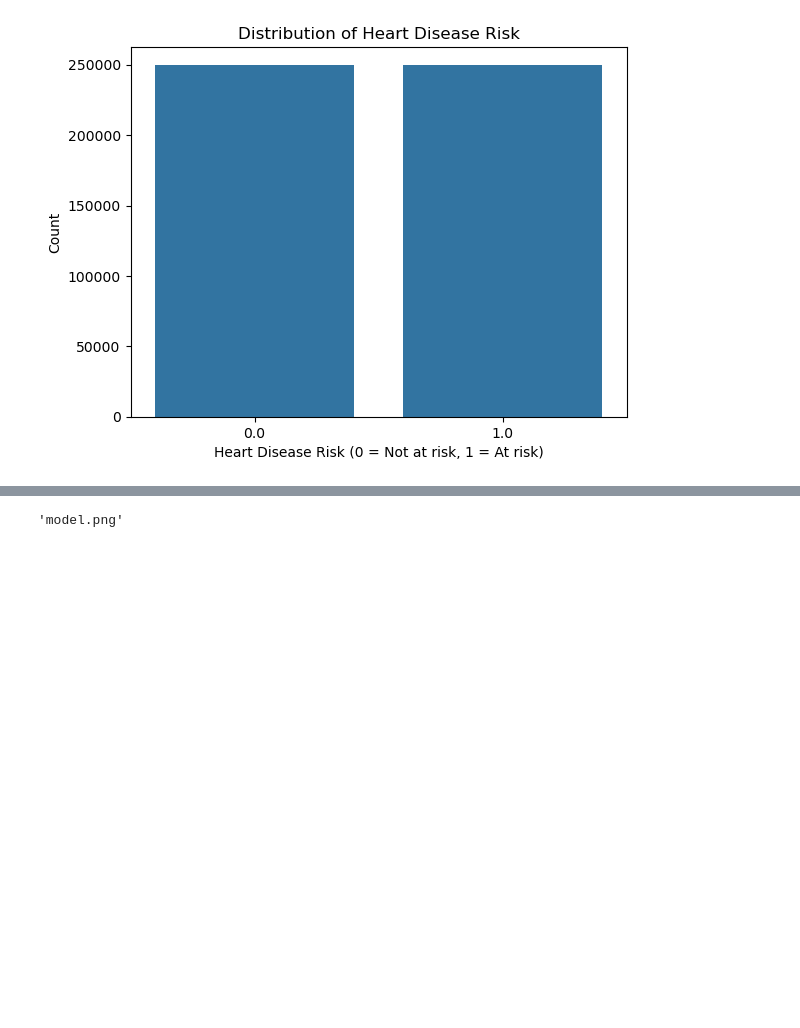
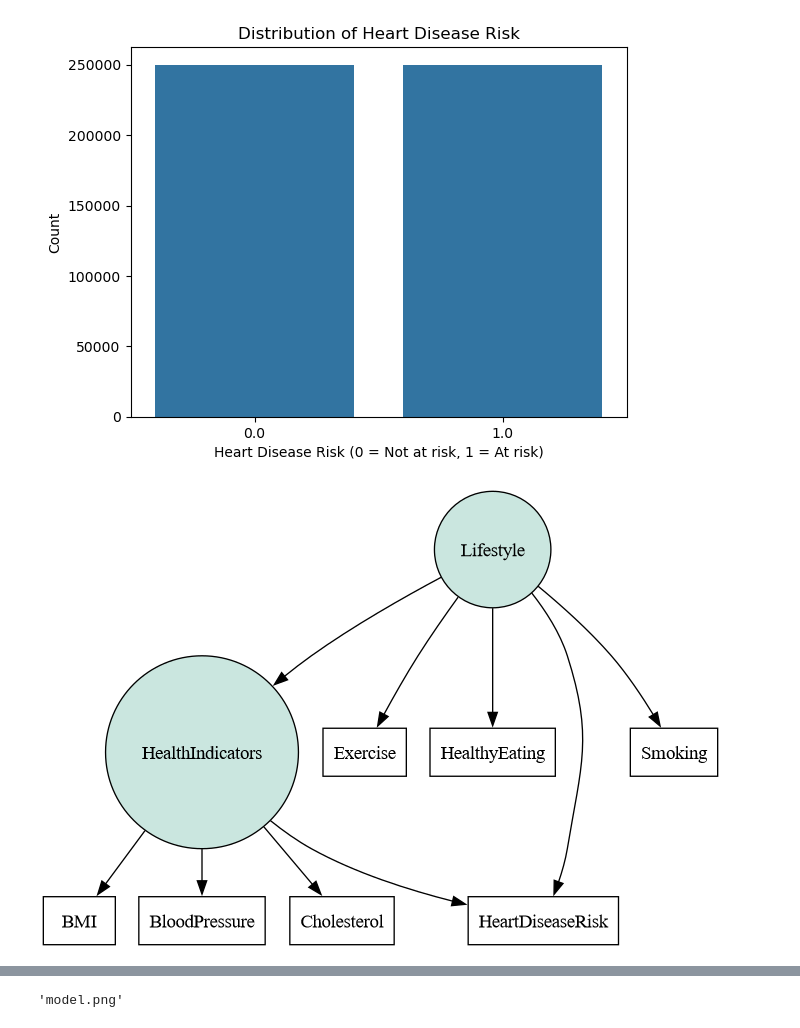
Before and after one commit to jwalluww/Portfolio_Projects, a Jupyter notebook: Quick_Hits/11_Lifestyle_Health_SEM.ipynb, the cells around one changed output, grey strips where cells are left out. Cells and saved outputs as stored; diff of their text form; code cells hidden in the pictures; blank space fills up the shorter version.

```diff
--- a/Quick_Hits/11_Lifestyle_Health_SEM.ipynb
+++ b/Quick_Hits/11_Lifestyle_Health_SEM.ipynb
@@ -177,35 +180,50 @@ plt.show()
 # ==========================
 # Define SEM Model
 # ==========================
-#%%
 scaler = StandardScaler()
 df_scaled = df.copy()
 df_scaled[["Exercise", "HealthyEating", "Smoking", "BMI", "BloodPressure", "Cholesterol"]] = scaler.fit_transform(
     df[["Exercise", "HealthyEating", "Smoking", "BMI", "BloodPressure", "Cholesterol"]]
 )
 
 # Define the SEM model using lavaan-like syntax - don't use subtraction
 sem_model = """
 # Latent variables
 Lifestyle =~ Exercise + HealthyEating + Smoking
 HealthIndicators =~ BMI + BloodPressure + Cholesterol
 
 # Relationships
 HealthIndicators ~ Lifestyle
 HeartDiseaseRisk ~ HealthIndicators + Lifestyle
 """
 
 sem_model_simpler = """
 HealthIndicators =~ BMI + BloodPressure + Cholesterol
 HeartDiseaseRisk ~ HealthIndicators
 """
 
+# Print the model
+# Render to PNG or display inline (if using Jupyter)
+semplot(sem_model, "model_path_diagram.png")  # Save to file
+img = Image.open("model_path_diagram.png")
+display(img)
 
 # Create and fit the model
+
 # model = Model(sem_model)
 model = Model(sem_model_simpler)
 # model.fit(df)
 # model.fit(df_scaled)
 model.fit(df, obj="MLW", solver="SLSQP")
-#%%
+
+# Model Explanation
+# obj="MLD"
+# MLW: Maximum Likelihood Weighted, a varaint of Maximum Likelihood (ML) method, that incorporates weights for observed variables.
+# These weights can improve teh model robustness when variables are on differetn scales, there's multicollinearity, or when you want to emphasize some variables over others.
+# Use MLW when you want more stable convergence, especially with larger or imbalanced datasets, or to help manage synthetic data where some variables dominate due to scaling or variance.
+# solver = "SLSQP"
+# SLSQP: Sequential Least Squares Quadratic Programming, a gradient-based optimization method that is good at handling constraints and smooth objective functions.
+# It's more stable than the default (L-BFGS-B) when the model is complex, has latent variables with many indicators, or when the likelihood surface is bumpy.
+# Use SLSQP when you want better convergence when default struggles, you want to handle equality/inequality constraints as well, plays nicely with scaling & large datasets.
 # %% [output]
+[figure, added]
```
Also changed, not shown: parts of 2 cells of this notebook.
